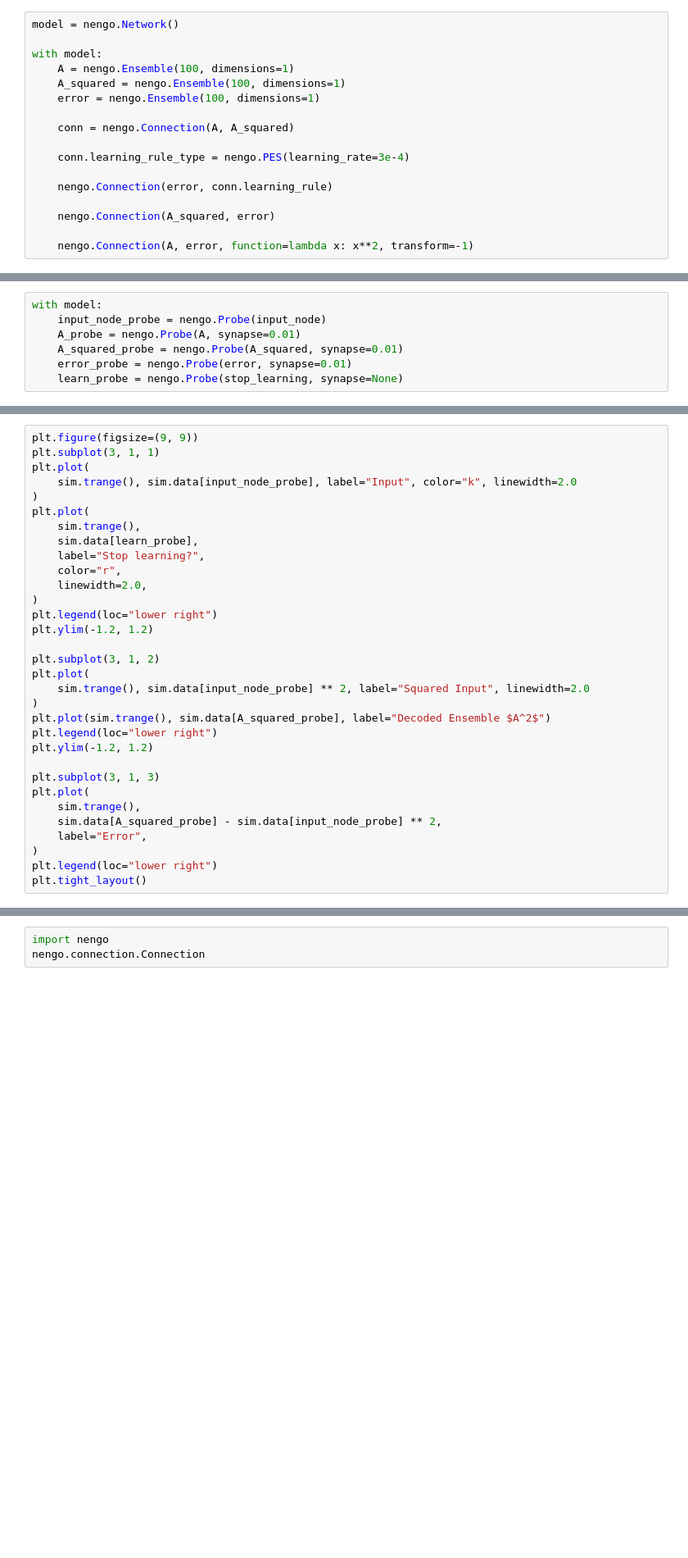
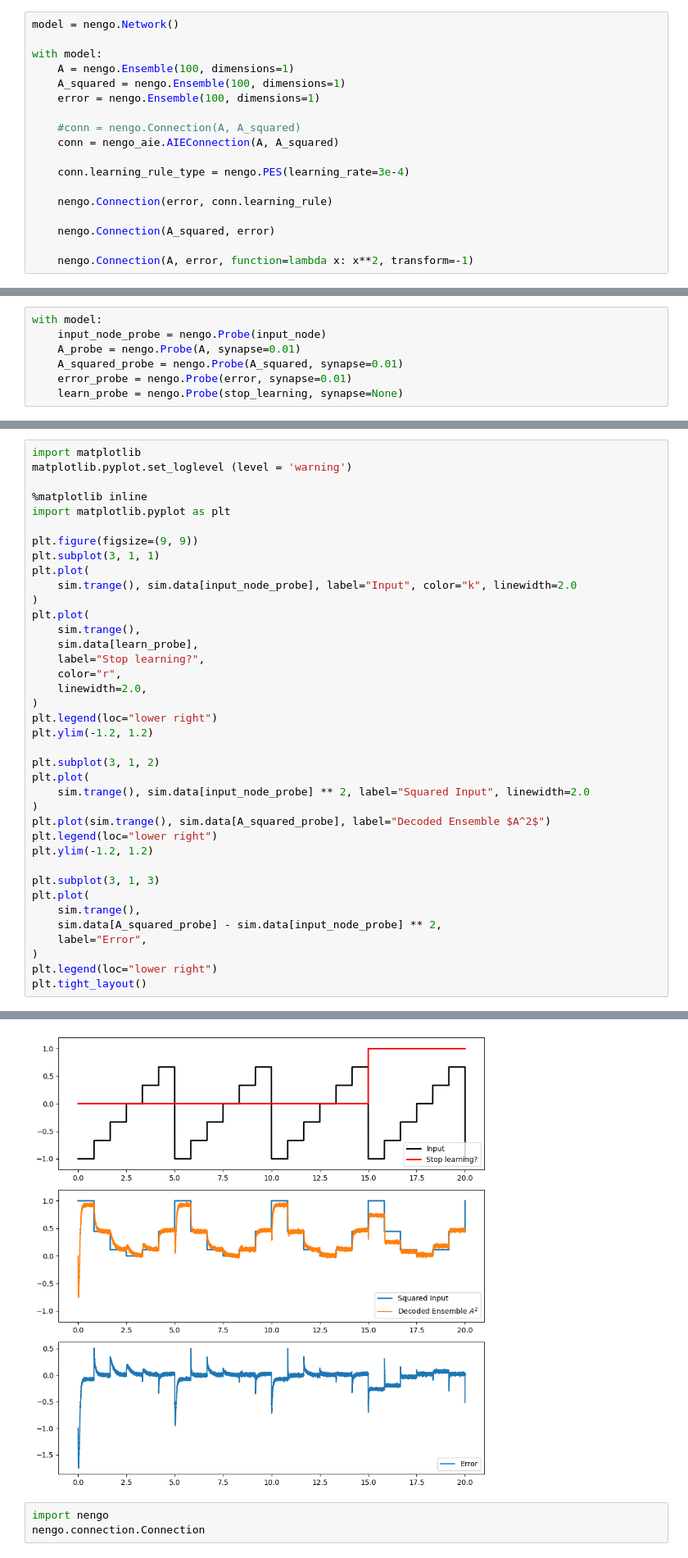
Before and after one commit to etabeta1/nengo-aie, a Jupyter notebook: playgorund.ipynb, the cells around one changed output, grey strips where cells are left out. Shown at 82% size. Cells and saved outputs as stored; diff of their text form; blank space fills up the shorter version.

Commit message:
feat: move matplotlib logic into single cell in notebook

```diff
--- a/playgorund.ipynb
+++ b/playgorund.ipynb
@@ -16,7 +14,8 @@ with model:
     A_squared = nengo.Ensemble(100, dimensions=1)
     error = nengo.Ensemble(100, dimensions=1)
 
-    conn = nengo.Connection(A, A_squared)
+    #conn = nengo.Connection(A, A_squared)
+    conn = nengo_aie.AIEConnection(A, A_squared)
 
     conn.learning_rule_type = nengo.PES(learning_rate=3e-4)
 
@@ -67,4 +67,10 @@ NameError: name 'slice_signal' is not defined
 # %%
+import matplotlib
+matplotlib.pyplot.set_loglevel (level = 'warning')
+
+%matplotlib inline
+import matplotlib.pyplot as plt
+
 plt.figure(figsize=(9, 9))
 plt.subplot(3, 1, 1)
 plt.plot(
@@ -96,3 +102,4 @@ plt.plot(
 )
 plt.legend(loc="lower right")
 plt.tight_layout()
+# %% [output]
@@ -99,3 +123,4 @@ plt.tight_layout()
+[figure, added]
 # %%
 import nengo
 nengo.connection.Connection
```
Also changed, not shown: parts of 3 cells of this notebook.
